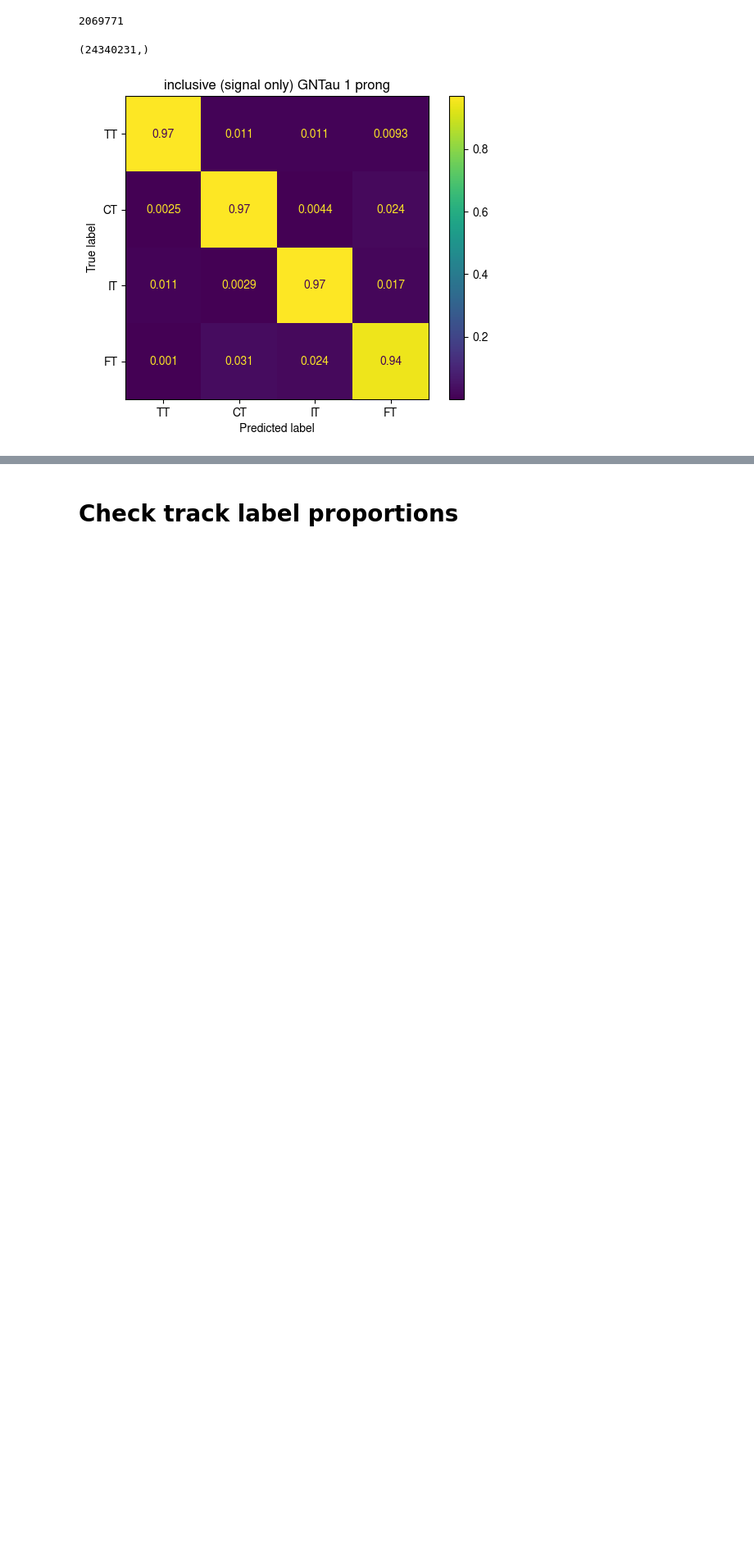
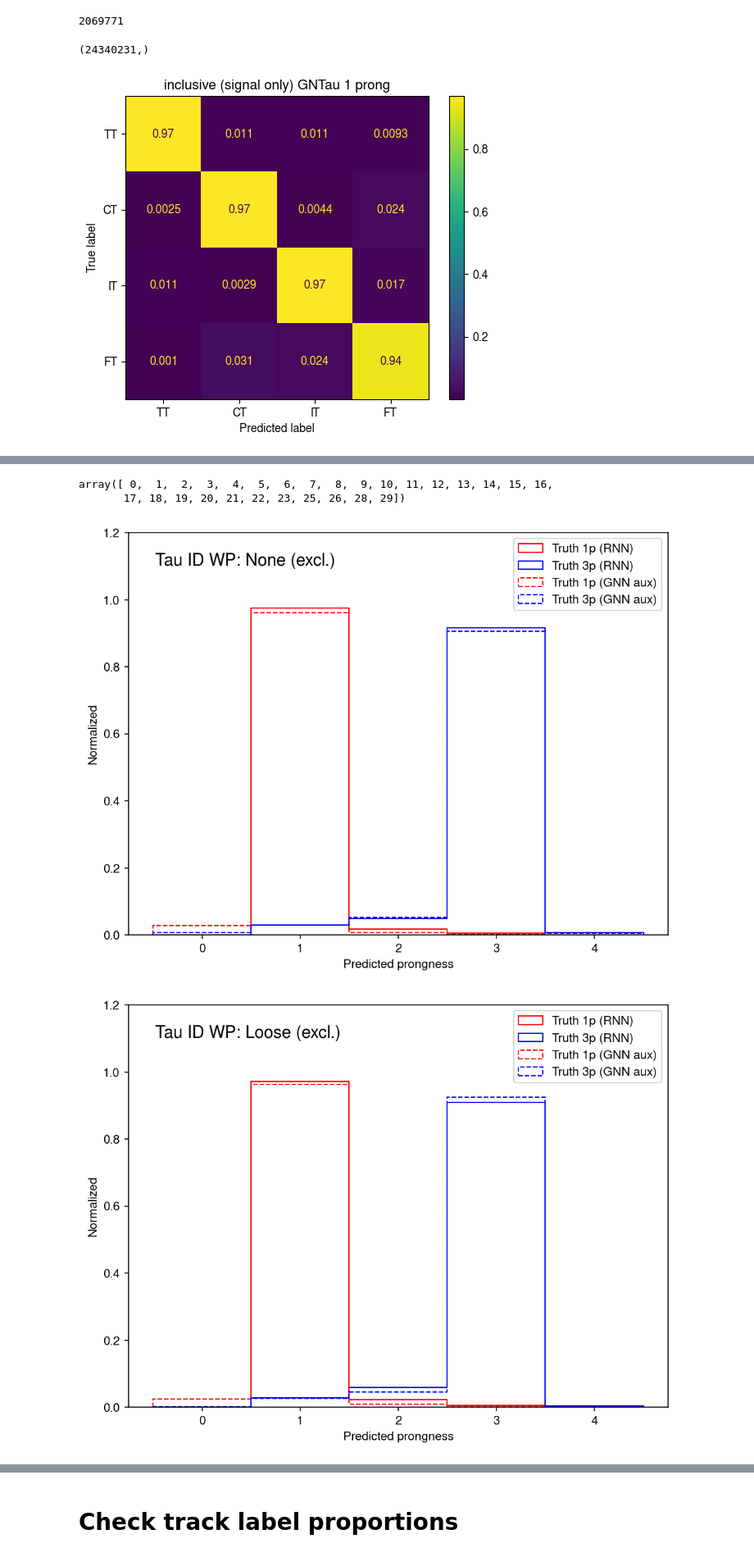
Before and after one commit to etiennedreyer/GNtau, a Jupyter notebook: notebooks/confusion_matrix_NOT_RNN.ipynb, the cells around one changed output, grey strips where cells are left out. Shown: that part at 82% size. Drawn from its saved outputs; the diff is of its cells as text; code cells hidden in the pictures; blank space fills up the shorter version.

```diff
--- a/notebooks/confusion_matrix_NOT_RNN.ipynb
+++ b/notebooks/confusion_matrix_NOT_RNN.ipynb
@@ -231,0 +303,10 @@ plt.show()
+# %%
+track_pred_class_GNN = np.argmax(track_scores_GNN, axis=-1)
+# %%
+tau_pred_prongness_GNN = np.array([np.sum(p[v]==1) for p,v in tqdm.tqdm(zip(track_pred_class_GNN, track_valids), total=len(track_valids))])
+# %%
+# Crazy!
+np.unique(tau_pred_prongness_GNN)
+# %% [output]
+array([ 0,  1,  2,  3,  4,  5,  6,  7,  8,  9, 10, 11, 12, 13, 14, 15, 16,
+       17, 18, 19, 20, 21, 22, 23, 25, 26, 28, 29])
@@ -231,0 +319,43 @@ plt.show()
+# %%
+def plot_prongness(workingpoint='Medium'):
+
+    disc_min_1p_GNN = disc_cut_1p_GNN[workingpoint] if workingpoint is not None else 0
+    disc_min_1p_RNN = disc_cut_1p_RNN[workingpoint] if workingpoint is not None else 0
+    disc_min_3p_GNN = disc_cut_3p_GNN[workingpoint] if workingpoint is not None else 0
+    disc_min_3p_RNN = disc_cut_3p_RNN[workingpoint] if workingpoint is not None else 0
+
+    workingpoint_max = 'Medium' if workingpoint == 'Loose' else 'Tight' if workingpoint == 'Medium' else None
+
+    disc_max_1p_GNN = disc_cut_1p_GNN[workingpoint_max] if workingpoint_max is not None else 1.1
+    disc_max_1p_RNN = disc_cut_1p_RNN[workingpoint_max] if workingpoint_max is not None else 1.1
+    disc_max_3p_GNN = disc_cut_3p_GNN[workingpoint_max] if workingpoint_max is not None else 1.1
+    disc_max_3p_RNN = disc_cut_3p_RNN[workingpoint_max] if workingpoint_max is not None else 1.1
+
+    disc_mask_1p_GNN = (tau_score_GNN > disc_min_1p_GNN) & (tau_score_GNN < disc_max_1p_GNN)
+    disc_mask_1p_RNN = (tau_score_RNN > disc_min_1p_RNN) & (tau_score_RNN < disc_max_1p_RNN)
+    disc_mask_3p_GNN = (tau_score_GNN > disc_min_3p_GNN) & (tau_score_GNN < disc_max_3p_GNN)
+    disc_mask_3p_RNN = (tau_score_RNN > disc_min_3p_RNN) & (tau_score_RNN < disc_max_3p_RNN)
+
+    # histogram of GNN predicted prongness for 1 and 3 prong taus
+    fig , ax = plt.subplots(figsize=(8,6), dpi=150)
+    bins = np.linspace(-0.5, 4.5, 6)
+    ax.hist(tau_pred_prongness_RNN[disc_mask_1p_RNN & tau_true_prongness_1], range=(-0.5,4.5), bins=bins, label='Truth 1p (RNN)', histtype='step', density=True, color='red')
+    ax.hist(tau_pred_prongness_RNN[disc_mask_3p_RNN & tau_true_prongness_3], range=(-0.5,4.5), bins=bins, label='Truth 3p (RNN)', histtype='step', density=True, color='blue')
+    ax.hist(tau_pred_prongness_GNN[disc_mask_1p_GNN & tau_true_prongness_1], range=(-0.5,4.5), bins=bins, label='Truth 1p (GNN aux)', histtype='step', density=True, color='red', linestyle='dashed')
+    ax.hist(tau_pred_prongness_GNN[disc_mask_3p_GNN & tau_true_prongness_3], range=(-0.5,4.5), bins=bins, label='Truth 3p (GNN aux)', histtype='step', density=True, color='blue', linestyle='dashed')
+    ax.set_ylim(0, 1.2)
+    workingpoint = 'None' if workingpoint is None else workingpoint
+    plt.text(0.05, 0.95, f'Tau ID WP: {workingpoint} (excl.)', transform=ax.transAxes, fontsize=14, verticalalignment='top')
+    plt.legend()
+    plt.xlabel('Predicted prongness')
+    plt.ylabel('Normalized')
+    plt.savefig(f'prongness_{workingpoint}.png')
+    plt.show()
+# %%
+plot_prongness(None)
+plot_prongness('Loose')
+plot_prongness('Medium')
+plot_prongness('Tight')
+# %% [output]
+[figure, added]
+[figure, added]
```
Also changed, not shown: parts of 14 cells of this notebook, 1 other file.
